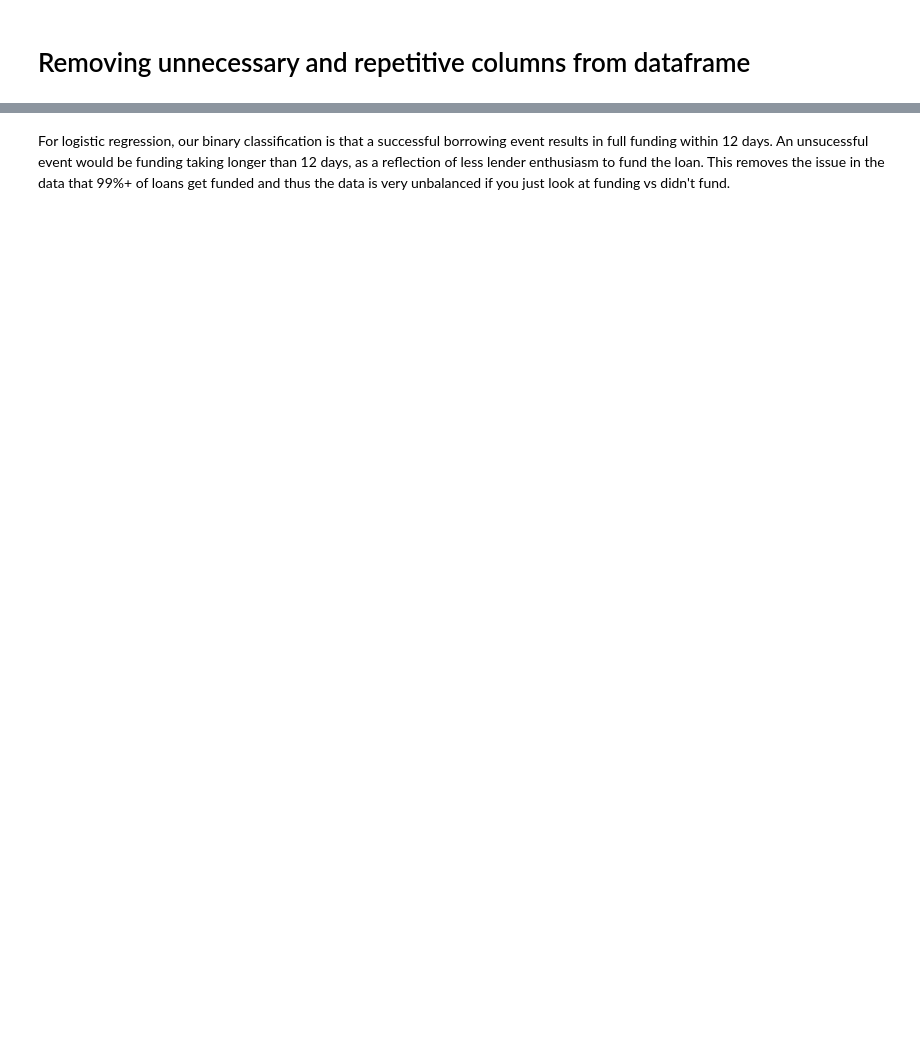
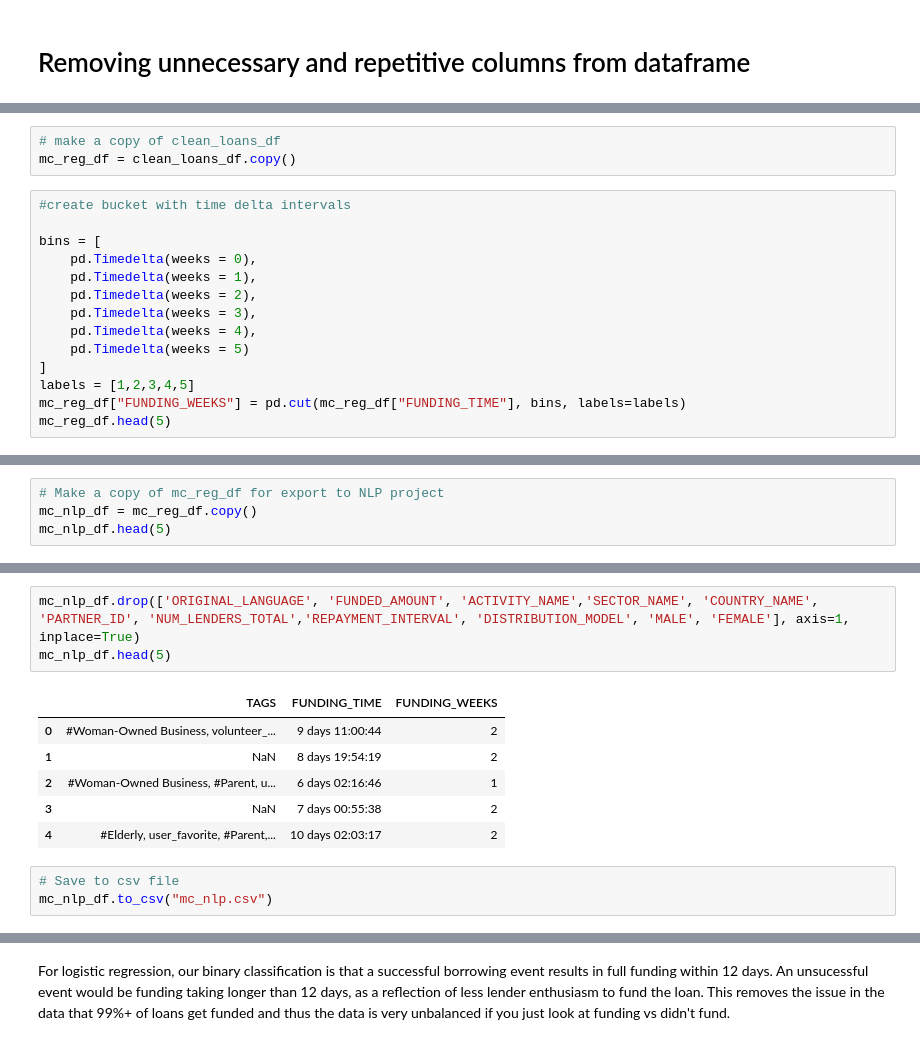
Before and after one commit to emmysobieski/TeamPySpark, a Jupyter notebook: TeamPySpark_ML_Models.ipynb, the cells around one changed output, grey strips where cells are left out. Saved outputs shown, nothing was run; the diff lists cells and outputs as text; blank space fills up the shorter version.

```diff
--- a/TeamPySpark_ML_Models.ipynb
+++ b/TeamPySpark_ML_Models.ipynb
@@ -514,0 +346,17 @@ model_df.head(5)
+# %%
+# make a copy of clean_loans_df
+mc_reg_df = clean_loans_df.copy()
+# %%
+#create bucket with time delta intervals
+
+bins = [
+    pd.Timedelta(weeks = 0),
+    pd.Timedelta(weeks = 1),
+    pd.Timedelta(weeks = 2),
+    pd.Timedelta(weeks = 3),
+    pd.Timedelta(weeks = 4),
+    pd.Timedelta(weeks = 5)
+]
+labels = [1,2,3,4,5]
+mc_reg_df["FUNDING_WEEKS"] = pd.cut(mc_reg_df["FUNDING_TIME"], bins, labels=labels)
+mc_reg_df.head(5)
@@ -514,0 +458,4 @@ model_df.head(5)
+# %%
+# Make a copy of mc_reg_df for export to NLP project
+mc_nlp_df = mc_reg_df.copy()
+mc_nlp_df.head(5)
@@ -514,0 +478,13 @@ model_df.head(5)
+# %%
+mc_nlp_df.drop(['ORIGINAL_LANGUAGE', 'FUNDED_AMOUNT', 'ACTIVITY_NAME','SECTOR_NAME', 'COUNTRY_NAME', 'PARTNER_ID', 'NUM_LENDERS_TOTAL','REPAYMENT_INTERVAL', 'DISTRIBUTION_MODEL', 'MALE', 'FEMALE'], axis=1, inplace=True)
+mc_nlp_df.head(5)
+# %% [output]
+|  | TAGS | FUNDING_TIME | FUNDING_WEEKS |
+| 0 | #Woman-Owned Business, volunteer_... | 9 days 11:00:44 | 2 |
+| 1 | NaN | 8 days 19:54:19 | 2 |
+| 2 | #Woman-Owned Business, #Parent, u... | 6 days 02:16:46 | 1 |
+| 3 | NaN | 7 days 00:55:38 | 2 |
+| 4 | #Elderly, user_favorite, #Parent,... | 10 days 02:03:17 | 2 |
+# %%
+# Save to csv file
+mc_nlp_df.to_csv("mc_nlp.csv")
```
Also changed, not shown: parts of 165 cells of this notebook.
